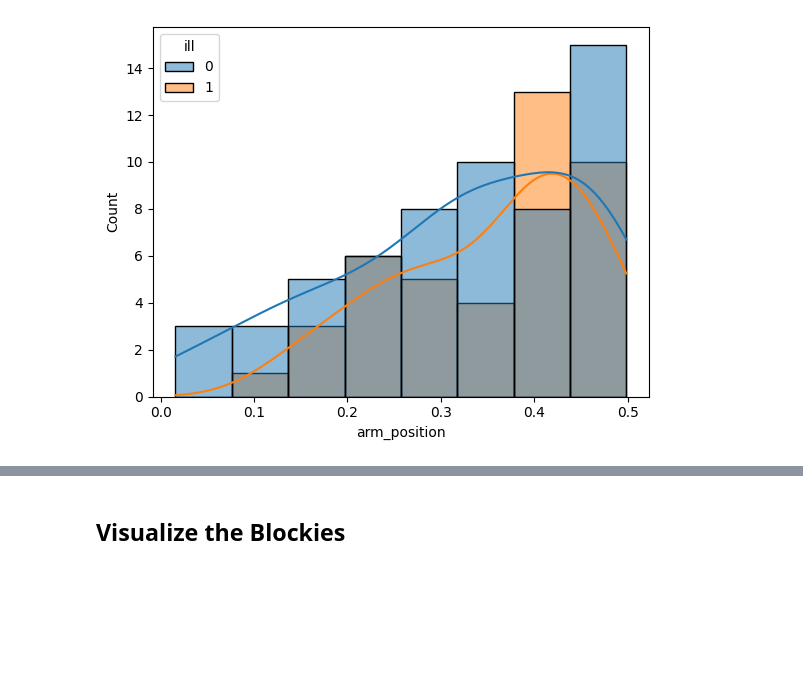
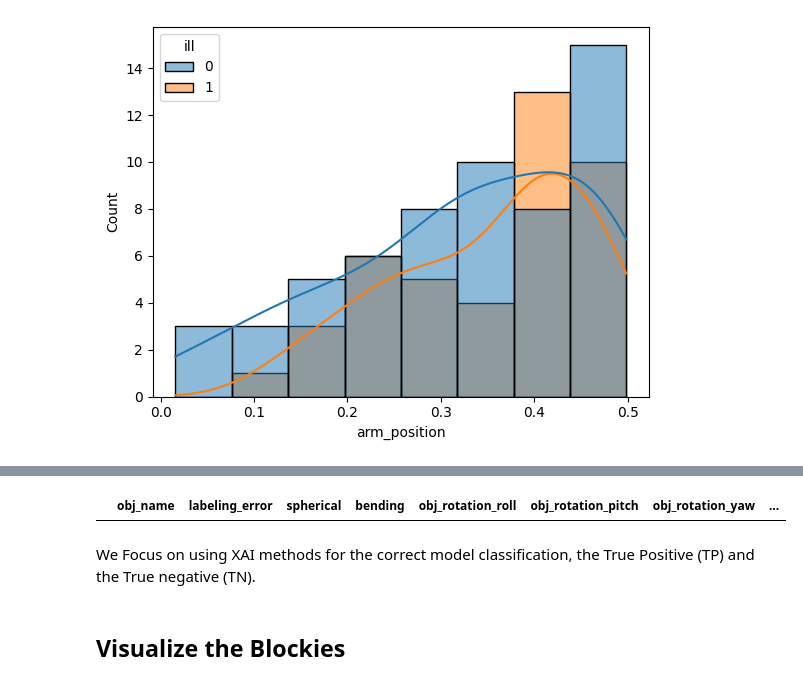
Before and after one commit to davidsjohnson/blockies-xai, a Jupyter notebook: simple_blockies_review.ipynb, the cells around one changed output, grey strips where cells are left out. Cells and saved outputs as stored; diff of their text form; code cells hidden in the pictures; blank space fills up the shorter version.

```diff
--- a/simple_blockies_review.ipynb
+++ b/simple_blockies_review.ipynb
@@ -370,3 +433,9 @@ sns.histplot(data=xai_df, x='arm_position', hue='ill', kde=True)
+# %%
+xai_df[xai_df['ill'] != xai_df['preds']].head()  # show misclassified samples
+# %% [output]
+|  | obj_name | labeling_error | spherical | bending | obj_rotation_roll | obj_rotation_pitch | obj_rotation_yaw | ... |
+# %% [markdown]
+We Focus on using XAI methods for the correct model classification, the True Positive (TP) and the True negative (TN).
 # %% [markdown]
 ## Visualize the Blockies
 # %%
```
Also changed, not shown: parts of 8 cells of this notebook.
